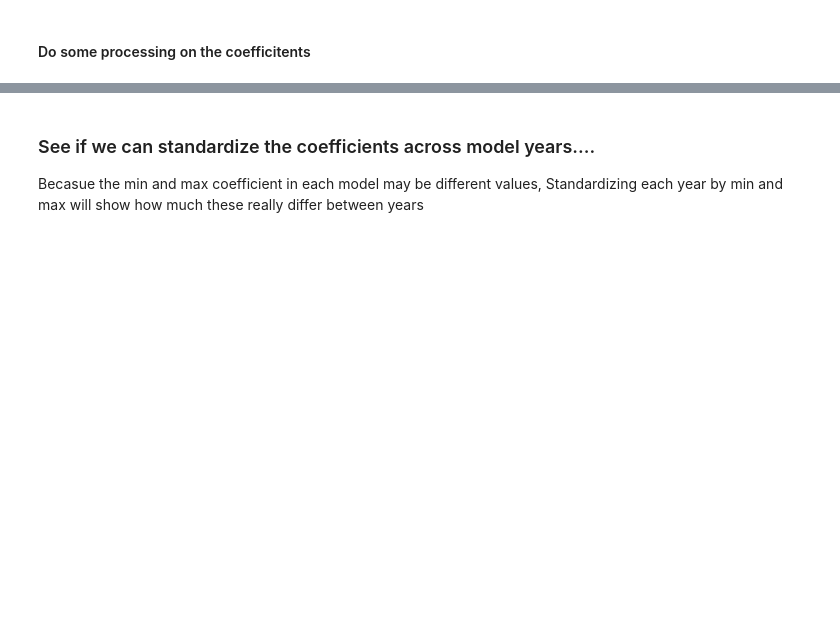
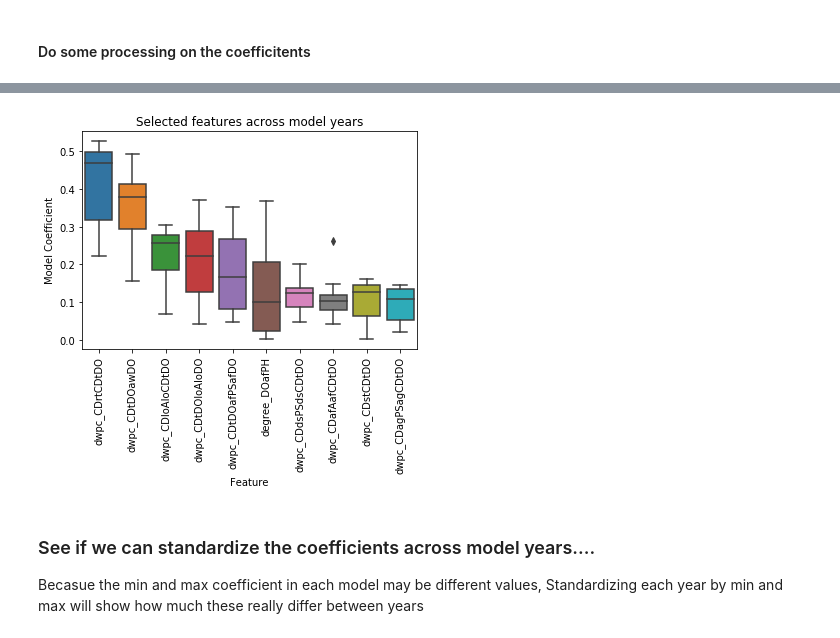
Before and after one commit to mmayers12/semmed, a Jupyter notebook: ml/analysis/Time_series-ROC_analysis-Compare_years.ipynb, the cells around one changed output, grey strips where cells are left out. Drawn from its saved outputs; the diff is of its cells as text; code cells hidden in the pictures; blank space fills up the shorter version.

```diff
--- a/ml/analysis/Time_series-ROC_analysis-Compare_years.ipynb
+++ b/ml/analysis/Time_series-ROC_analysis-Compare_years.ipynb
@@ -133,3 +136,11 @@ plt.xticks(rotation=90);
+# %%
+sns.boxplot(x='feature', y='value', data=melt_coef.query('feature in @top_mps').sort_values('mean_val', ascending=False))
+plt.xlabel('Feature')
+plt.ylabel('Model Coefficient')
+plt.title('Selected features across model years')
+plt.xticks(rotation=90);
+# %% [output]
+[figure, added]
 # %% [markdown]
 ### See if we can standardize the coefficients across model years....
 
```
Also changed, not shown: parts of 16 cells of this notebook, 2 other files.
